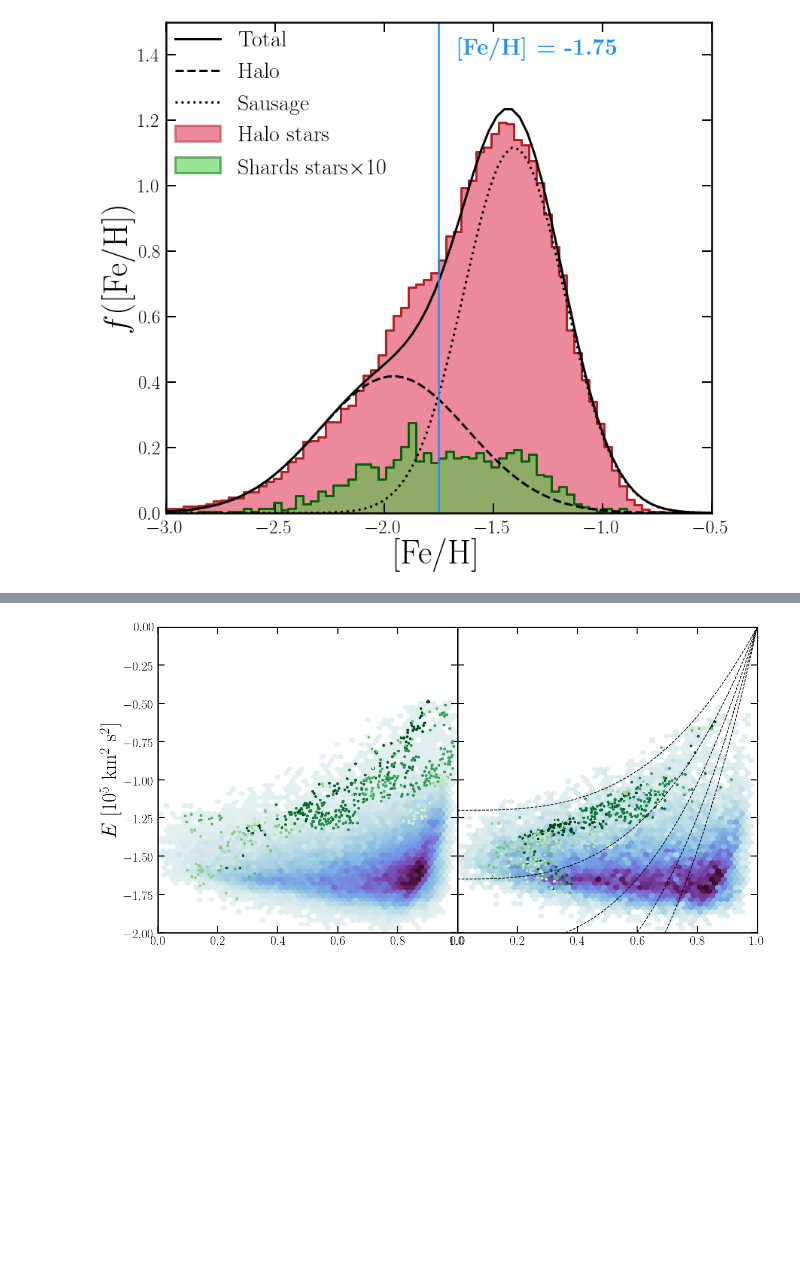
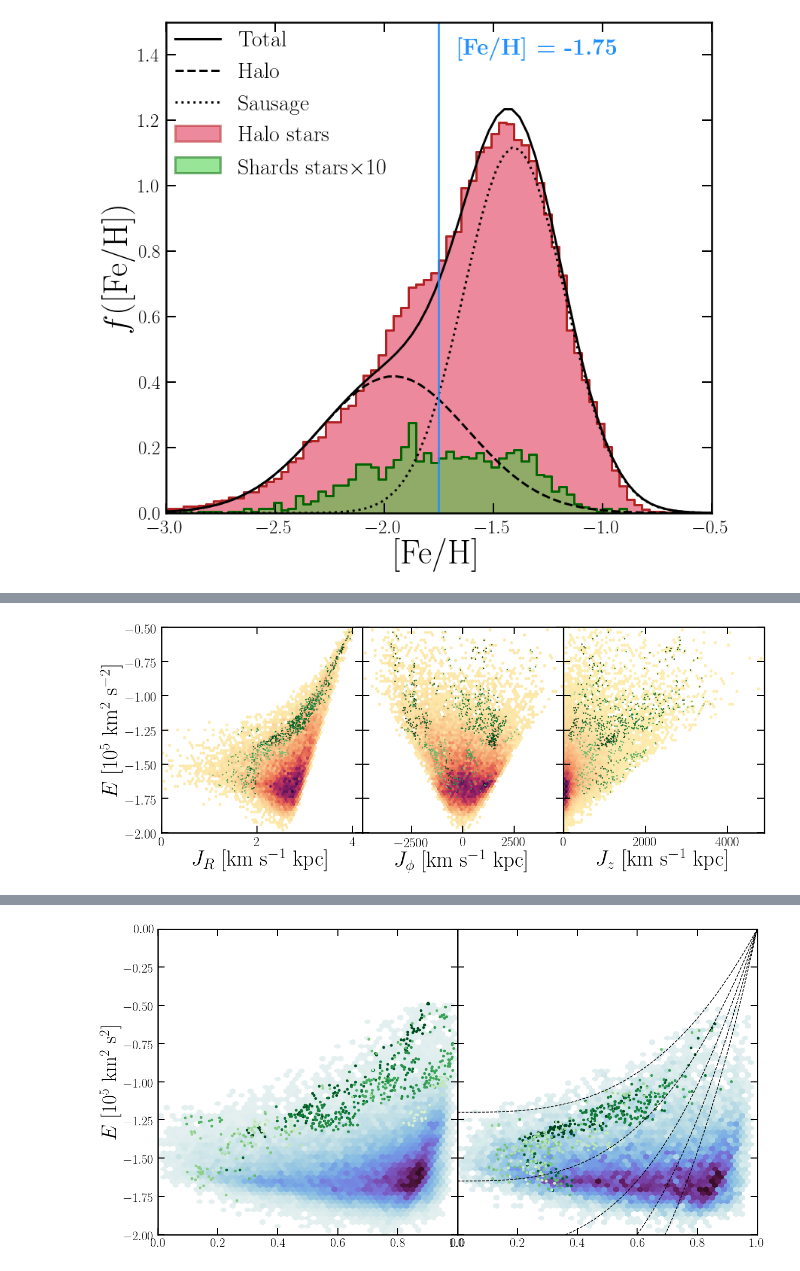
Before and after one commit to cajohare/DarkShards, a Jupyter notebook: code/Plot_SausageActions.ipynb, the cells around one changed output, grey strips where cells are left out. Cells and saved outputs as stored; diff of their text form; code cells hidden in the pictures; blank space fills up the shorter version.

```diff
--- a/code/Plot_SausageActions.ipynb
+++ b/code/Plot_SausageActions.ipynb
@@ -219 +309,71 @@ fig.savefig('../plots/plots_png/'+pltname+'.png',bbox_inches='tight')
+# %%
+fig,ax1,ax2,ax3 = MyTriplePlot(rlab,Elab,plab,'',zlab,'',wspace=0.0,lfs=40)
+
+# choose cut
+cut = Ps[:,0]<Ps[:,1]
+
+Emax = -0.5
+Emin = -2.0
+df1 = df.loc[cut]
+E1 = (df1.E/1e5).as_matrix()
+Jr = (df1.JR).as_matrix()
+Jp = (df1.Jphi).as_matrix()
+Jz = (df1.Jz).as_matrix()
+
+jrmin = 1.0
+jrmax = 10000.0
+jpmin = -4900.0
+jpmax = 4900.0
+jzmin = 0.0
+jzmax = 4900.0
+
+# Plot halo stars
+ax1.hexbin(log10(Jr),E1,extent=(log10(jrmin),log10(jrmax),Emin,Emax), gridsize=gsize,cmap=cmap,vmin=0.01,linewidths=0.0)
+ax1.hexbin(log10(Jr),E1,extent=(log10(jrmin),log10(jrmax),Emin,Emax), gridsize=gsize,cmap=cmap,vmin=0.01,linewidths=0.0)
+ax1.hexbin(log10(Jr),E1,extent=(log10(jrmin),log10(jrmax),Emin,Emax), gridsize=gsize,cmap=cmap,vmin=0.01,linewidths=0.0)
+
+ax2.hexbin(Jp,E1,extent=(jpmin,jpmax,Emin,Emax), gridsize=gsize,cmap=cmap,vmin=0.01,linewidths=0.0)
+ax2.hexbin(Jp,E1,extent=(jpmin,jpmax,Emin,Emax), gridsize=gsize,cmap=cmap,vmin=0.01,linewidths=0.0)
+ax2.hexbin(Jp,E1,extent=(jpmin,jpmax,Emin,Emax), gridsize=gsize,cmap=cmap,vmin=0.01,linewidths=0.0)
+
+ax3.hexbin(Jz,E1,extent=(jzmin,jzmax,Emin,Emax), gridsize=gsize,cmap=cmap,vmin=0.01,linewidths=0.0)
+ax3.hexbin(Jz,E1,extent=(jzmin,jzmax,Emin,Emax), gridsize=gsize,cmap=cmap,vmin=0.01,linewidths=0.0)
+ax3.hexbin(Jz,E1,extent=(jzmin,jzmax,Emin,Emax), gridsize=gsize,cmap=cmap,vmin=0.01,linewidths=0.0)
+#x1,y1,dens1 = PointScatter(Jz,E1)
+#ax3.scatter(x1, y1, c=dens1, s=11, edgecolor='',cmap=cmocean.cm.ice,label=None,rasterized=True)
+
+
+ax2.set_yticklabels([])
+ax3.set_yticklabels([])
+
+
+# Plot shards
+Examples = names[:]
+n_ex = size(Examples)
+col_ex = flipud(cm.Greens(linspace(0,1,n_ex+40)))
+points = zeros(shape=(size(x),2))
+for i in range(0,n_ex):
+    namei = Examples[i]
+    Cand = df_S.loc[df_S['group_id'] == namei]
+    Cand0 = df1.loc[around(df1.ra,8).isin(Cand.ra)]
+    e0 = (Cand0.E/1e5).as_matrix()
+    jr = (Cand0.JR).as_matrix()
+    jp = (Cand0.Jphi).as_matrix()
+    jz = (Cand0.Jz).as_matrix()
+
+    ax1.plot(log10(jr),e0,'.',color=col_ex[i,:],markersize=3)
+    ax2.plot(jp,e0,'.',color=col_ex[i,:],markersize=3)
+    ax3.plot(jz,e0,'.',color=col_ex[i,:],markersize=3)
+
+ax1.set_ylim([Emin,Emax])
+ax2.set_ylim([Emin,Emax])
+ax3.set_ylim([Emin,Emax])
+
+# Save
+pltname = 'Actions-Sausage'
+plt.show()
+fig.savefig('../plots/'+pltname+'.pdf',bbox_inches='tight')
+fig.savefig('../plots/plots_png/'+pltname+'.png',bbox_inches='tight')
+# %% [output]
+[figure, added]
 # %%
```
Also changed, not shown: parts of 7 cells of this notebook, 22 other files.
